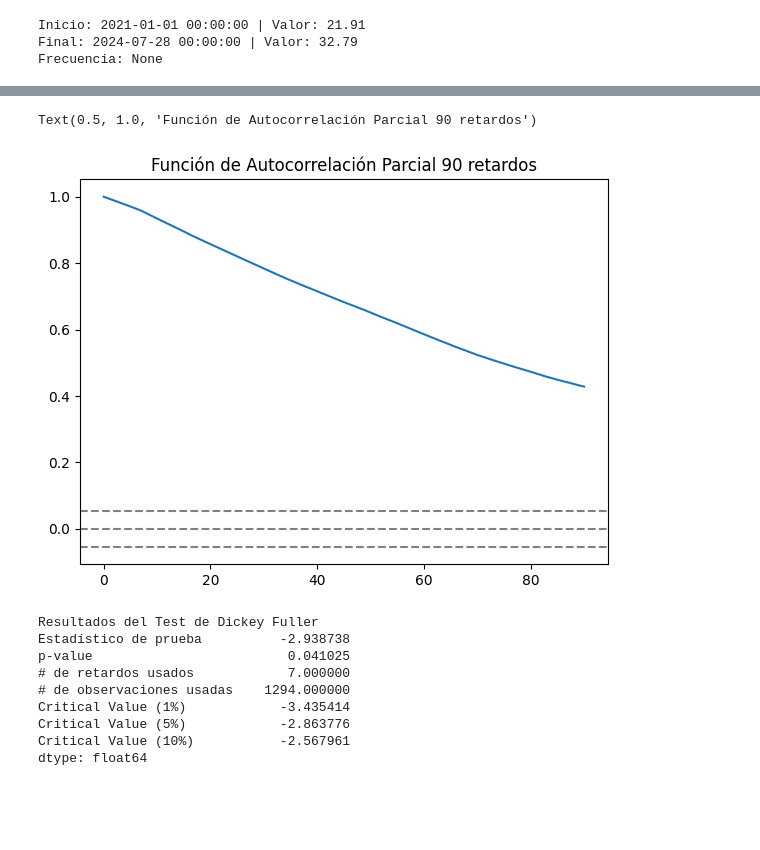
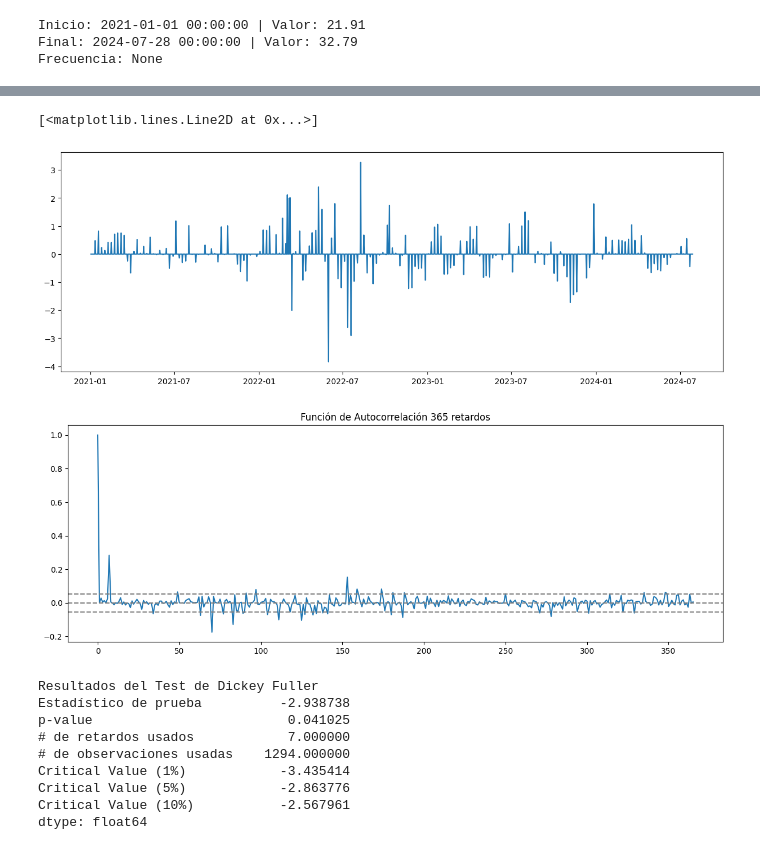
Before and after one commit to VIL20776/Laboratorio2-DataScience, a Jupyter notebook: lab2-prices.ipynb, the cells around one changed output, grey strips where cells are left out. Saved outputs shown, nothing was run; the diff lists cells and outputs as text; code cells hidden in the pictures; blank space fills up the shorter version.

```diff
--- a/lab2-prices.ipynb
+++ b/lab2-prices.ipynb
@@ -95,6 +95,6 @@ plt.show()
 # %%
 with mpl.rc_context():
     mpl.rc("figure", figsize=(12, 8))
-    descomposicion = seasonal_decompose(super_prices, period=90)
-j    descomposicion.plot()
+    descomposicion = seasonal_decompose(super_prices, period=365)
+    descomposicion.plot()
 # %% [output]
@@ -102,16 +108,21 @@ j    descomposicion.plot()
+# %%
+super_prices_diff = super_prices.diff()
+super_prices_diff.dropna(inplace=True)
+plt.plot(super_prices_diff)
+# %% [output]
+[<matplotlib.lines.Line2D at 0x...>]
+[figure, added]
 # %%
-plt.subplot(121)
-plt.plot(acf(super_prices, nlags=90))
+plt.plot(acf(super_prices_diff, nlags=365))
 plt.axhline(y=0,linestyle='--',color='gray')
 plt.axhline(y=-1.96/np.sqrt(len(super_prices)),linestyle='--',color='gray')
 plt.axhline(y=1.96/np.sqrt(len(super_prices)),linestyle='--',color='gray')
-plt.title('Función de Autocorrelación Parcial 90 retardos')
+plt.title('Función de Autocorrelación 365 retardos')
 
 plt.rcParams['figure.figsize'] = [15, 5]
 plt.rcParams['figure.dpi'] = 100
 # %% [output]
-Text(0.5, 1.0, 'Función de Autocorrelación Parcial 90 retardos')
-[figure, old version]
+[figure, new version]
 # %%
 print('Resultados del Test de Dickey Fuller')
 dfTest = adfuller(super_prices, autolag='AIC')
```
Also changed, not shown: parts of 8 cells of this notebook.
